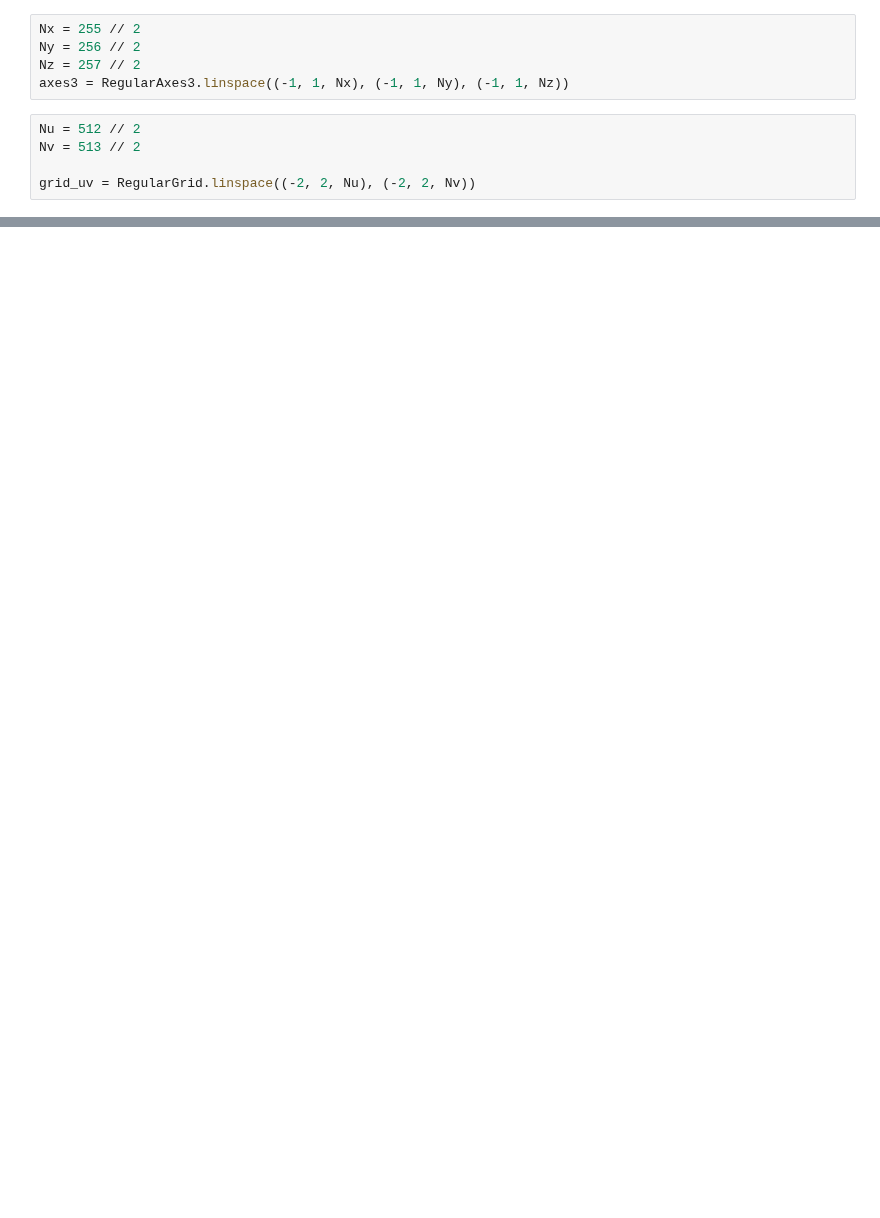
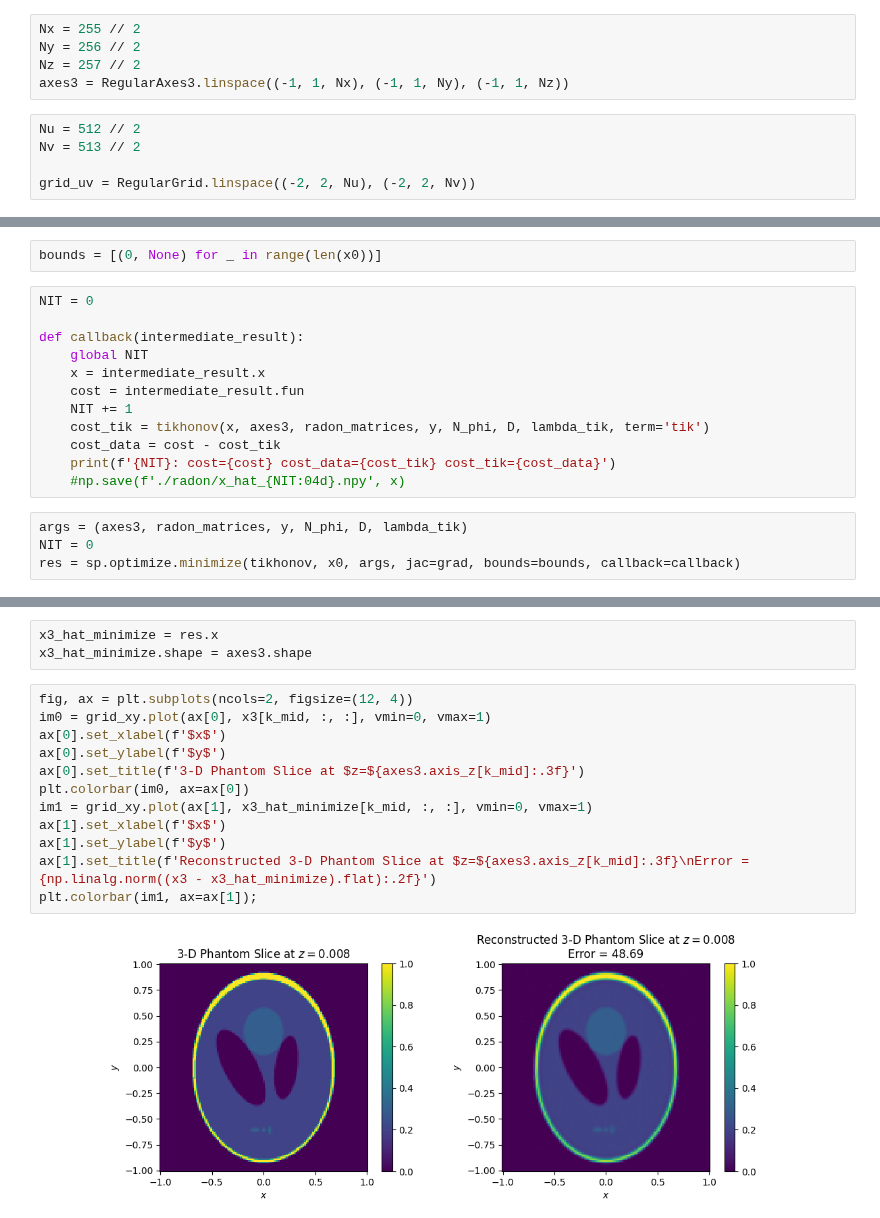
Before and after one commit to butala/pyinverse, a Jupyter notebook: notebooks/Regularized 3D reconstruction.ipynb, the cells around one changed output, grey strips where cells are left out. Drawn from its saved outputs; the diff is of its cells as text; blank space fills up the shorter version.

```diff
--- a/notebooks/Regularized 3D reconstruction.ipynb
+++ b/notebooks/Regularized 3D reconstruction.ipynb
@@ -54,0 +230,18 @@ plt.colorbar(im, ax=ax);
+# %%
+bounds = [(0, None) for _ in range(len(x0))]
+# %%
+NIT = 0
+
+def callback(intermediate_result):
+    global NIT
+    x = intermediate_result.x
+    cost = intermediate_result.fun
+    NIT += 1
+    cost_tik = tikhonov(x, axes3, radon_matrices, y, N_phi, D, lambda_tik, term='tik')
+    cost_data = cost - cost_tik
+    print(f'{NIT}: cost={cost} cost_data={cost_tik} cost_tik={cost_data}')
+    #np.save(f'./radon/x_hat_{NIT:04d}.npy', x)
+# %%
+args = (axes3, radon_matrices, y, N_phi, D, lambda_tik)
+NIT = 0
+res = sp.optimize.minimize(tikhonov, x0, args, jac=grad, bounds=bounds, callback=callback)
@@ -54,0 +279,17 @@ plt.colorbar(im, ax=ax);
+# %%
+x3_hat_minimize = res.x
+x3_hat_minimize.shape = axes3.shape
+# %%
+fig, ax = plt.subplots(ncols=2, figsize=(12, 4))
+im0 = grid_xy.plot(ax[0], x3[k_mid, :, :], vmin=0, vmax=1)
+ax[0].set_xlabel(f'$x$')
+ax[0].set_ylabel(f'$y$')
+ax[0].set_title(f'3-D Phantom Slice at $z=${axes3.axis_z[k_mid]:.3f}')
+plt.colorbar(im0, ax=ax[0])
+im1 = grid_xy.plot(ax[1], x3_hat_minimize[k_mid, :, :], vmin=0, vmax=1)
+ax[1].set_xlabel(f'$x$')
+ax[1].set_ylabel(f'$y$')
+ax[1].set_title(f'Reconstructed 3-D Phantom Slice at $z=${axes3.axis_z[k_mid]:.3f}\nError = {np.linalg.norm((x3 - x3_hat_minimize).flat):.2f}')
+plt.colorbar(im1, ax=ax[1]);
+# %% [output]
+[figure, added]
```
Also changed, not shown: parts of 34 cells of this notebook.
